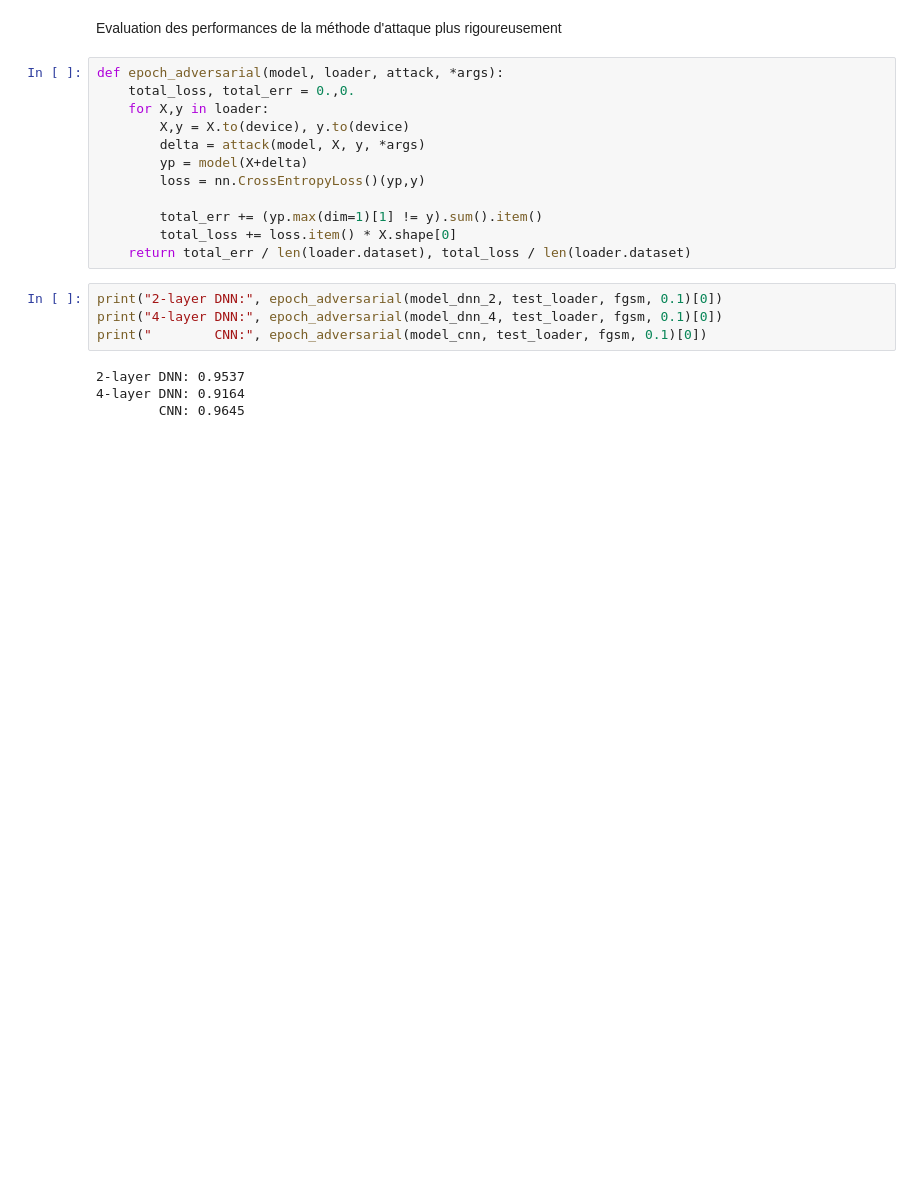
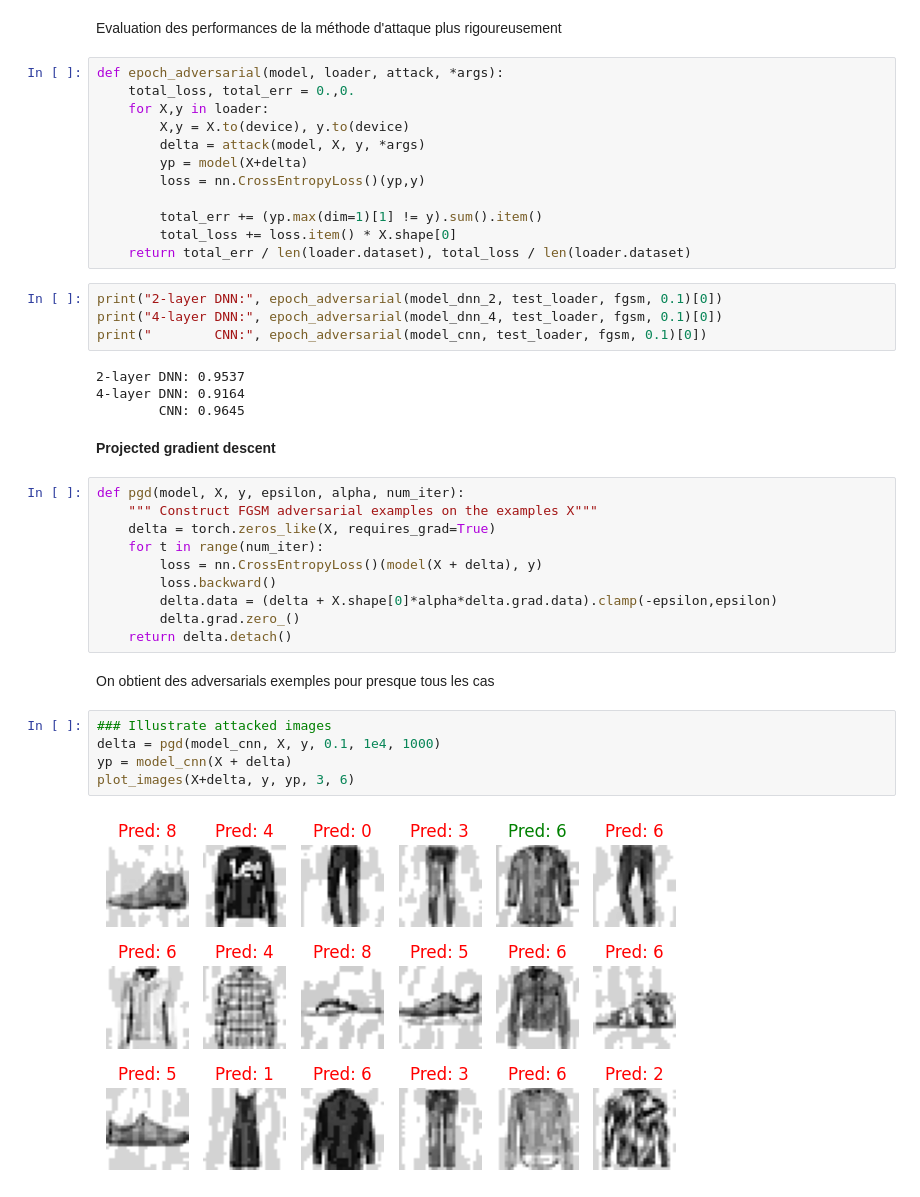
Before and after one commit to KOMBOU12/Marius, a Jupyter notebook: Adversarial_Robustness.ipynb, the cells around one changed output. Cells and saved outputs as stored; diff of their text form; blank space fills up the shorter version.

```diff
--- a/Adversarial_Robustness.ipynb
+++ b/Adversarial_Robustness.ipynb
@@ -622,3 +622,24 @@ print("        CNN:", epoch_adversarial(model_cnn, test_loader, fgsm, 0.1)[0])
 2-layer DNN: 0.9537
 4-layer DNN: 0.9164
         CNN: 0.9645
+# %% [markdown]
+**Projected gradient descent**
+# %%
+def pgd(model, X, y, epsilon, alpha, num_iter):
+    """ Construct FGSM adversarial examples on the examples X"""
+    delta = torch.zeros_like(X, requires_grad=True)
+    for t in range(num_iter):
+        loss = nn.CrossEntropyLoss()(model(X + delta), y)
+        loss.backward()
+        delta.data = (delta + X.shape[0]*alpha*delta.grad.data).clamp(-epsilon,epsilon)
+        delta.grad.zero_()
+    return delta.detach()
+# %% [markdown]
+On obtient des adversarials exemples pour presque tous les cas
+# %%
+### Illustrate attacked images
+delta = pgd(model_cnn, X, y, 0.1, 1e4, 1000)
+yp = model_cnn(X + delta)
+plot_images(X+delta, y, yp, 3, 6)
+# %% [output]
+[figure, added]
```
Also changed, not shown: parts of 11 cells of this notebook.
